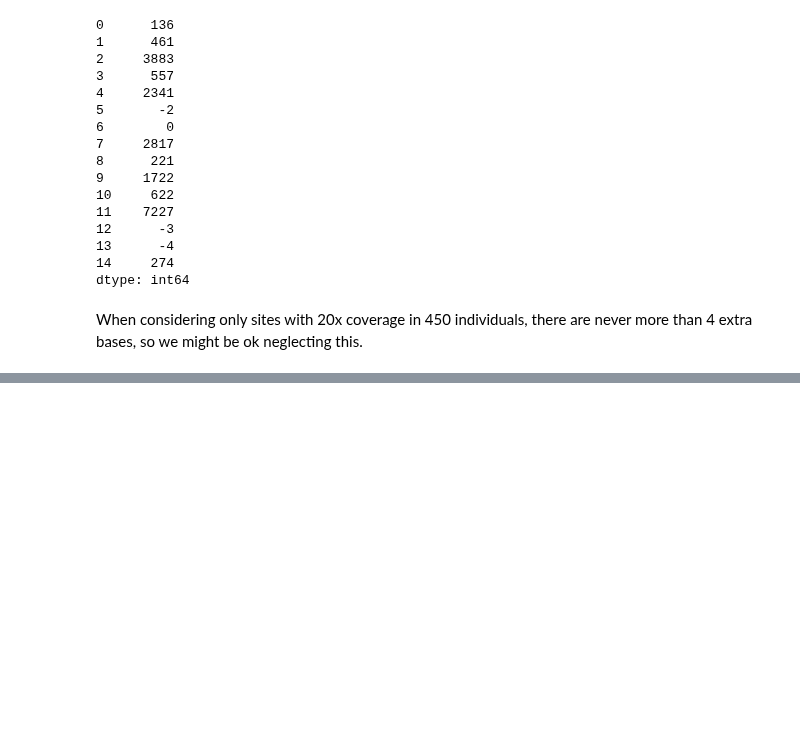
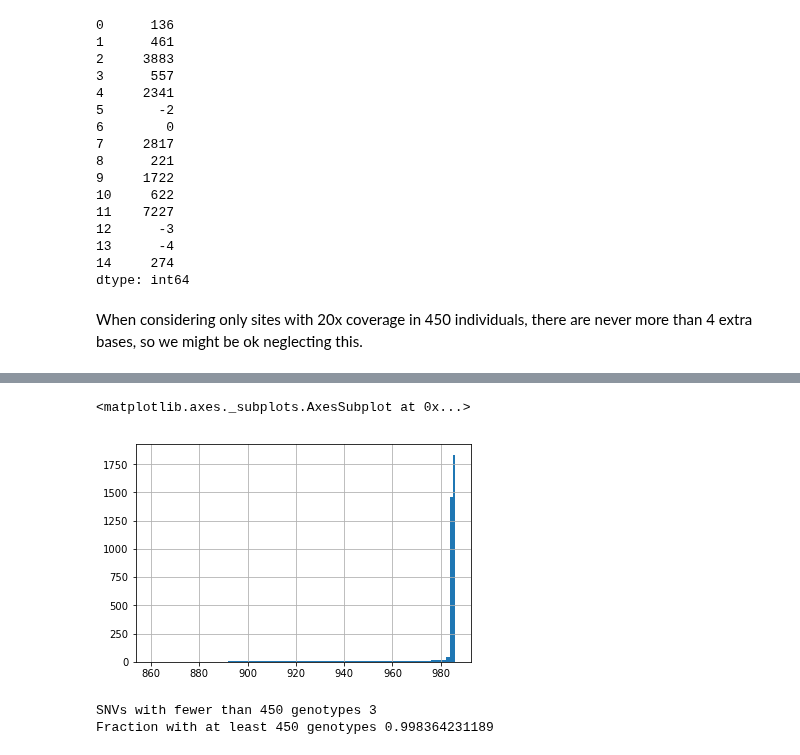
Before and after one commit to dp-rice/multiplemergers, a Jupyter notebook: notebooks/Gazave_Etal_initial_analysis.ipynb, the cells around one changed output, grey strips where cells are left out. Drawn from its saved outputs; the diff is of its cells as text; code cells hidden in the pictures; blank space fills up the shorter version.

Commit message:
Complete initial analysis of Gazave et al. data.

```diff
--- a/notebooks/Gazave_Etal_initial_analysis.ipynb
+++ b/notebooks/Gazave_Etal_initial_analysis.ipynb
@@ -251,0 +253,3 @@ SNVs:
+# %%
+snvs = pd.read_table('../data/GazaveEtal/variants.txt', delim_whitespace=True)
+snvs.head()
@@ -251,0 +265,3 @@ SNVs:
+# %%
+snvs.CHROM = snvs.CHROM.apply(lambda s: int(s[3:]))
+snvs.head()
@@ -251,0 +302,11 @@ SNVs:
+# %%
+snvs.AN.hist(cumulative=True, bins=np.arange(860,987,1))
+# %% [output]
+<matplotlib.axes._subplots.AxesSubplot at 0x...>
+[figure, added]
+# %%
+print('SNVs with fewer than 450 genotypes', (snvs.AN < 900).sum())
+print('Fraction with at least 450 genotypes', (snvs.AN >= 900).sum() / snvs.AN.count())
+# %% [output]
+SNVs with fewer than 450 genotypes 3
+Fraction with at least 450 genotypes 0.998364231189
```
Also changed, not shown: parts of 35 cells of this notebook.
